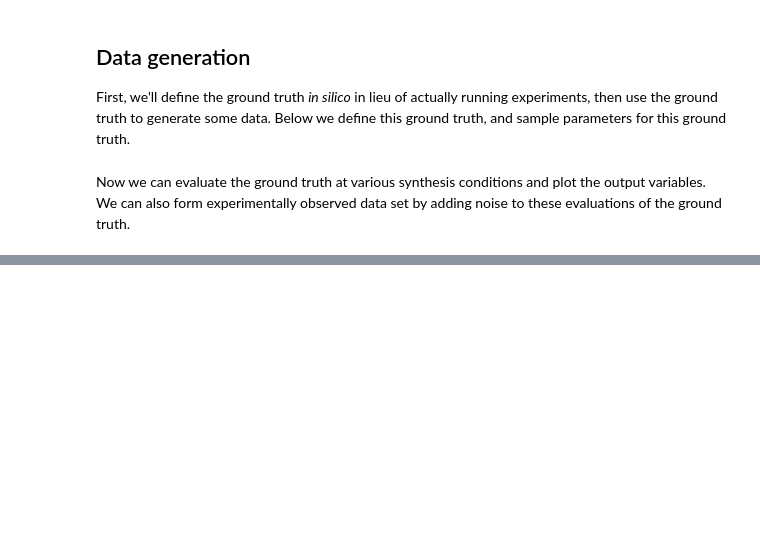
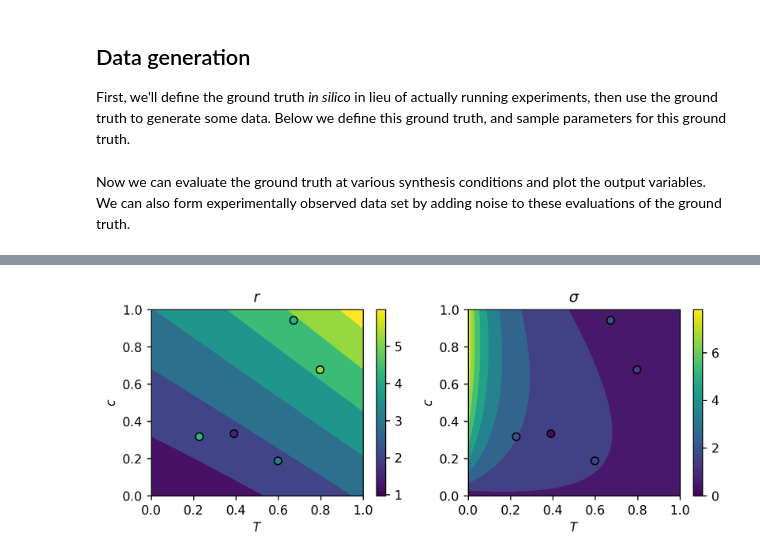
Before and after one commit to csms-lab/holmes-examples, a Jupyter notebook: Multiple objectives - optimizing nanoparticle size and polydispersity.ipynb, the cells around one changed output, grey strips where cells are left out. Cells and saved outputs as stored; diff of their text form; code cells hidden in the pictures; blank space fills up the shorter version.

```diff
--- a/Multiple objectives - optimizing nanoparticle size and polydispersity.ipynb
+++ b/Multiple objectives - optimizing nanoparticle size and polydispersity.ipynb
@@ -104,0 +117,52 @@ plt.tight_layout()
+# %%
+SIGMA_R = 1
+SIGMA_S = 1
+NUM_DATA = 5
+
+SEED = 12345
+
+rng = np.random.default_rng(seed=SEED)
+
+# Evaluate ground truth at randomly selected inputs
+x_data = rng.uniform(low=[0,0], high=[1,1], size=(NUM_DATA,2))
+r_data, sigma_data = f_truth(x_data, true_params)
+
+# add noise
+r_data = r_data + rng.normal(scale=SIGMA_R, size=r_data.shape)
+sigma_data = sigma_data + rng.normal(scale=SIGMA_S, size=sigma_data.shape)
+
+# Plot data
+
+def plot_data_and_truth(x_data, x_query, y_data, y_query,
+                        y_min = None, y_max = None):
+
+    # min/max for consistent coloring between scatter and contour plots
+    y_all = y_query if y_data is None else np.hstack((y_data, y_query))
+    if y_min is None:
+        y_min = np.min(y_all)
+    if y_max is None:
+        y_max = np.max(y_all)
+
+    # plot ground truth and data
+    plt.contourf(x_query[:,0].reshape(D, D), x_query[:,1].reshape(D, D),
+                 y_query.reshape(D, D), vmin=y_min, vmax=y_max)
+
+    if y_data is not None:
+        plt.scatter(x_data[:,0], x_data[:,1], c = y_data, edgecolor='k',
+                    vmin=y_min, vmax=y_max)
+    plt.colorbar()
+    plt.xlabel(r'$T$')
+    plt.ylabel(r'$c$')
+
+plt.figure(figsize=(7.25,3))
+plt.subplot(1,2,1)
+plot_data_and_truth(x_data, x_query, r_data, r_query)
+plt.title(r'$r$')
+
+plt.subplot(1,2,2)
+plot_data_and_truth(x_data, x_query, sigma_data, sigma_query)
+plt.title(r'$\sigma$')
+
+plt.tight_layout()
+# %% [output]
+[figure, added]
```
Also changed, not shown: parts of 11 cells of this notebook.
